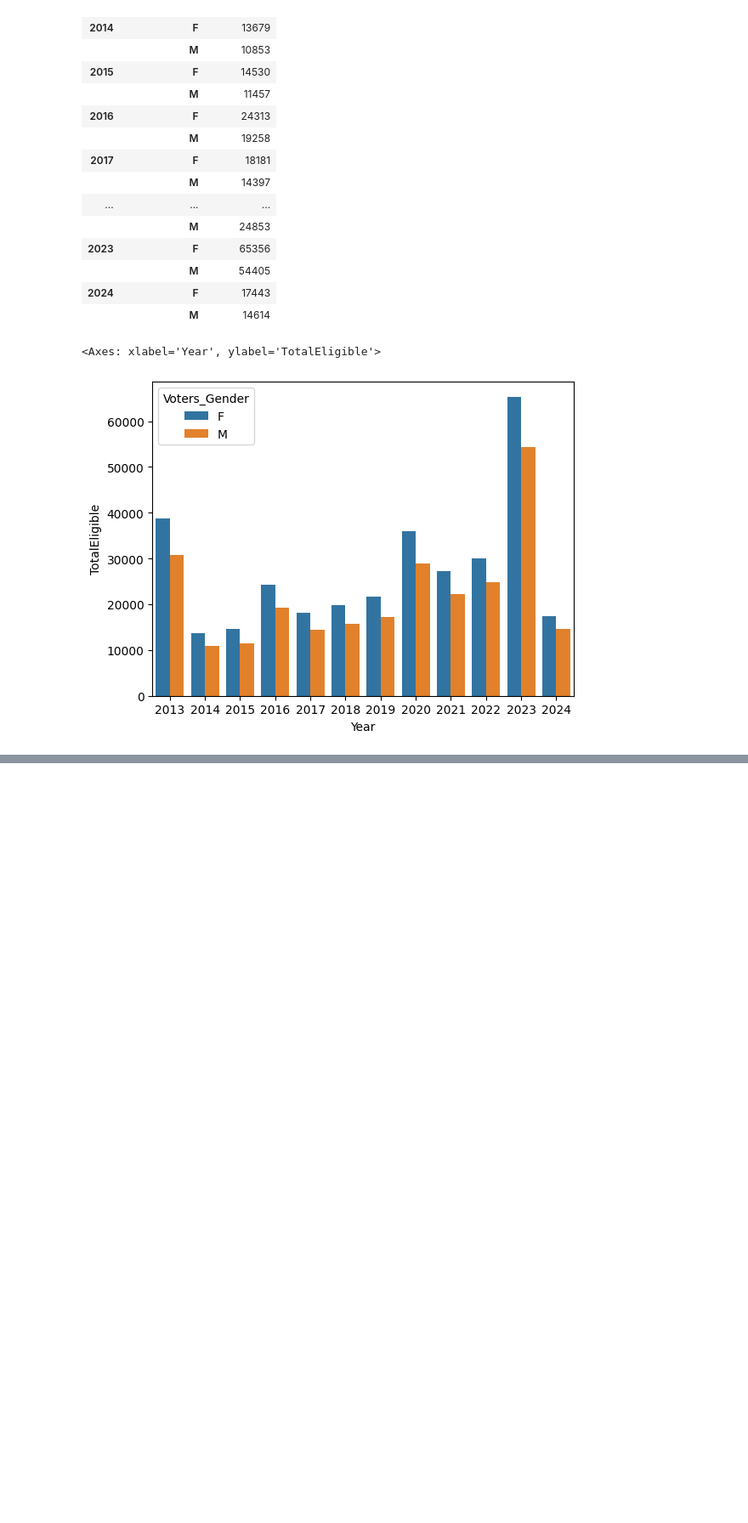
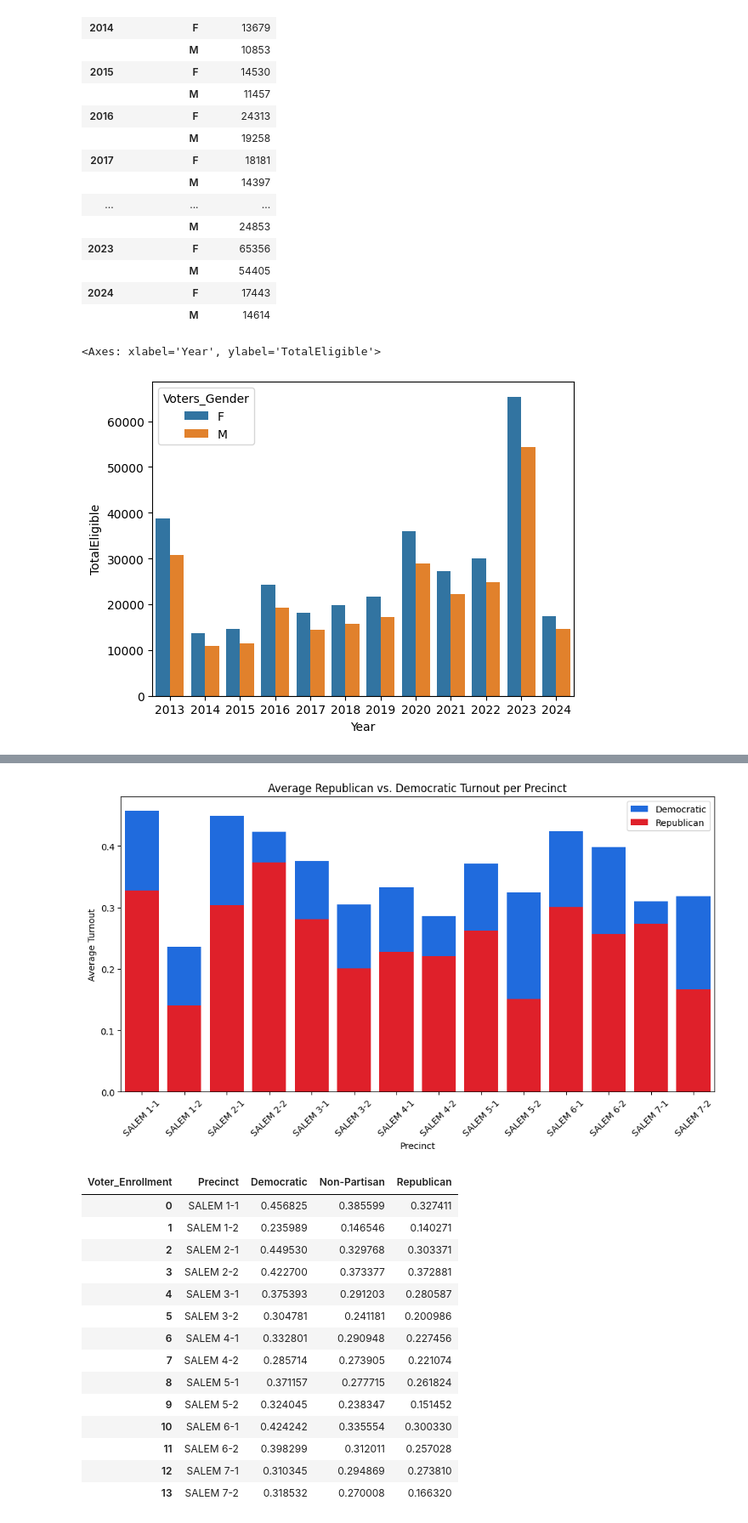
Before and after one commit to BU-Spark/dd4g-artifex-ai, a Jupyter notebook: prelim_eda.ipynb, the cells around one changed output, grey strips where cells are left out. Shown at 85% size. Cells and saved outputs as stored; diff of their text form; code cells hidden in the pictures; blank space fills up the shorter version.

```diff
--- a/prelim_eda.ipynb
+++ b/prelim_eda.ipynb
@@ -933,3 +954,7 @@ sns.barplot(grouped_gender, x='Year', y='TotalEligible', hue='Voters_Gender')
 # %% [output]
 <Axes: xlabel='Year', ylabel='TotalEligible'>
 [figure]
+# %%
+voter_precinct_map = df_voter.set_index('LALVOTERID')['Precinct'].to_dict()
+long_format_df['Precinct'] = long_format_df['VoterID'].map(voter_precinct_map)
+long_format_df
@@ -935,0 +975,10 @@ sns.barplot(grouped_gender, x='Year', y='TotalEligible', hue='Voters_Gender')
+# %%
+long_format_df['ElectionDate'] = pd.to_datetime(long_format_df['ElectionDate'])
+long_format_df['Year'] = long_format_df['ElectionDate'].dt.year
+enrollment_at_precinct_level = long_format_df.groupby(['Year', 'Precinct', 'Voter_Enrollment', 'ElectionType']).agg(
+    TotalEligible=('Eligible', 'sum'),
+    TotalVoted=('Voted', 'sum')
+).reset_index()
+enrollment_at_precinct_level = enrollment_at_precinct_level[enrollment_at_precinct_level['Voter_Enrollment'].isin(['Democratic', 'Republican','Non-Partisan']) & (enrollment_at_precinct_level['Year'].isin(range(2015,2023,1))) & (enrollment_at_precinct_level['ElectionType'] == 'Local_or_Municipal')]
+enrollment_at_precinct_level['TurnoutRate'] = enrollment_at_precinct_level['TotalVoted'] / enrollment_at_precinct_level['TotalEligible']
+enrollment_at_precinct_level['TurnoutPercentage'] = enrollment_at_precinct_level['TurnoutRate'].apply(lambda x: f"{x*100:.2f}%")
@@ -936,3 +1001,60 @@ sns.barplot(grouped_gender, x='Year', y='TotalEligible', hue='Voters_Gender')
+# %%
+df_grouped_precinct = enrollment_at_precinct_level.groupby(['Precinct', 'Voter_Enrollment']).agg(
+    TotalEligible=('TotalEligible', 'sum'),
+    TotalVoted=('TotalVoted', 'sum')
+).reset_index()
+df_grouped_precinct['TurnoutRate'] = df_grouped_precinct['TotalVoted'] / df_grouped_precinct['TotalEligible']
+df_grouped_precinct['TurnoutPercentage'] = df_grouped_precinct['TurnoutRate'].apply(lambda x: f"{x*100:.2f}%")
+pivot_enrollment_precinct = df_grouped_precinct.pivot(index="Precinct", columns="Voter_Enrollment", values="TurnoutRate")
+pivot_enrollment_precinct = pivot_enrollment_precinct.reset_index()
+plt.figure(figsize=(12, 6))
+sns.barplot(data=pivot_enrollment_precinct,
+            x='Precinct',
+            y='Democratic',
+            # palette=['#0165fc', '#9dff00', '#ff000d'],
+            color='#0165fc',
+            label='Democratic',
+    )
+sns.barplot(data=pivot_enrollment_precinct,
+            x='Precinct',
+            y='Republican',
+            # palette=['#0165fc', '#9dff00', '#ff000d'],
+            color='#ff000d',
+            label='Republican',
+    )
+# sns.barplot(data=pivot_enrollment_precinct,
+#             x='Precinct',
+#             y='Non-Partisan',
+#             # palette=['#0165fc', '#9dff00', '#ff000d'],
+#             color='#9dff00',
+#             label='Non-Partisan',
+#     )
+
+# Labels and legend
+plt.xticks(rotation=45)
+plt.ylabel("Average Turnout")
+plt.xlabel("Precinct")
+plt.title("Average Republican vs. Democratic Turnout per Precinct")
+plt.legend()
+plt.show()
+pivot_enrollment_precinct
+# %% [output]
+[figure, added]
+| Voter_Enrollment | Precinct | Democratic | Non-Partisan | Republican |
+| 0 | SALEM 1-1 | 0.456825 | 0.385599 | 0.327411 |
+| 1 | SALEM 1-2 | 0.235989 | 0.146546 | 0.140271 |
+| 2 | SALEM 2-1 | 0.449530 | 0.329768 | 0.303371 |
+| 3 | SALEM 2-2 | 0.422700 | 0.373377 | 0.372881 |
+| 4 | SALEM 3-1 | 0.375393 | 0.291203 | 0.280587 |
+| 5 | SALEM 3-2 | 0.304781 | 0.241181 | 0.200986 |
+| 6 | SALEM 4-1 | 0.332801 | 0.290948 | 0.227456 |
+| 7 | SALEM 4-2 | 0.285714 | 0.273905 | 0.221074 |
+| 8 | SALEM 5-1 | 0.371157 | 0.277715 | 0.261824 |
+| 9 | SALEM 5-2 | 0.324045 | 0.238347 | 0.151452 |
+| 10 | SALEM 6-1 | 0.424242 | 0.335554 | 0.300330 |
+| 11 | SALEM 6-2 | 0.398299 | 0.312011 | 0.257028 |
+| 12 | SALEM 7-1 | 0.310345 | 0.294869 | 0.273810 |
+| 13 | SALEM 7-2 | 0.318532 | 0.270008 | 0.166320 |
 # %%
 long_format_df
 # %% [output]
```
Also changed, not shown: parts of 11 cells of this notebook.
